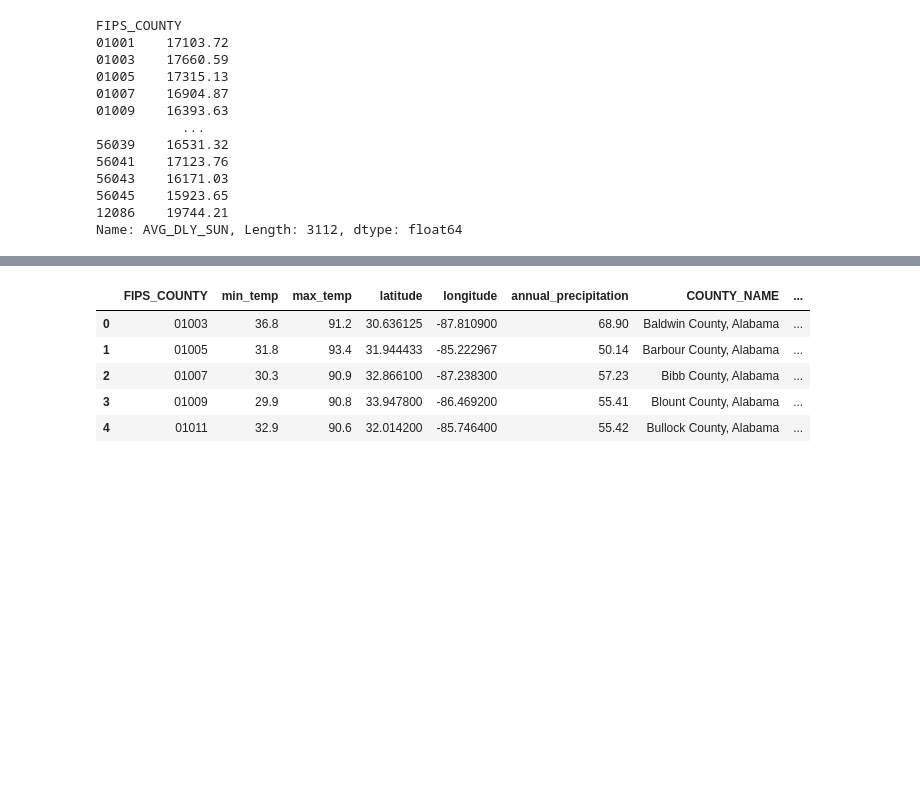
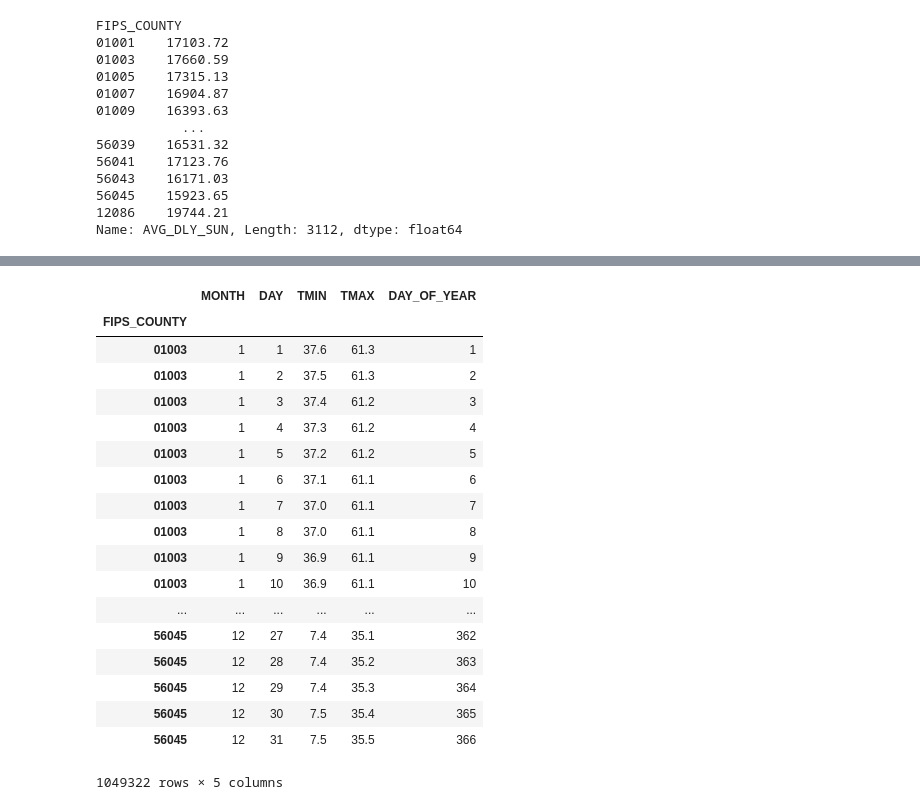
Before and after one commit to travisdoesmath/comfy-weather, a Jupyter notebook: Parse and Aggregate Data By County.ipynb, the cells around one changed output, grey strips where cells are left out. Drawn from its saved outputs; the diff is of its cells as text; code cells hidden in the pictures; blank space fills up the shorter version.

```diff
--- a/Parse and Aggregate Data By County.ipynb
+++ b/Parse and Aggregate Data By County.ipynb
@@ -390,4 +362,0 @@ daily_temp_df
-# %%
-all_stations_df = pd.read_fwf(f'{weather_dir}/allstations.txt', header=None)
-all_stations_df.columns = ['ID', 'Latitude','Longitude','Elevation','State','Name','GSNFLAG','HCNFLAG','WMOID']
-all_stations_df.head()
@@ -401,15 +362,0 @@ all_stations_df.head()
-# %%
-# lat_longs = list(stations.apply(lambda row: {'Latitude':row['Latitude'],'Longitude':row['Longitude']}, axis='columns'))
-# lat_longs
-
-# for lat_long in lat_longs:
-#     url = f"https://geo.fcc.gov/api/census/block/find?latitude={lat_long['Latitude']}&longitude={lat_long['Longitude']}&showall=false&format=json"
-#     response = requests.get(url)
-#     if response.ok:
-#         lat_long['FIPS_COUNTY'] = response.json()['County']['FIPS']
-#     print(lat_long)
-
-# pd.DataFrame(lat_longs).to_csv('lat_longs_to_fips.csv')
-
-lat_longs = pd.read_csv('lat_longs_to_fips.csv', dtype={'FIPS_COUNTY':str})
-lat_longs
@@ -598,9 +363,5 @@ data_df.to_csv('data.csv')
-# %%
-data_df.head()
-# %% [output]
-|  | FIPS_COUNTY | min_temp | max_temp | latitude | longitude | annual_precipitation | COUNTY_NAME | ... |
-| 0 | 01003 | 36.8 | 91.2 | 30.636125 | -87.810900 | 68.90 | Baldwin County, Alabama | ... |
-| 1 | 01005 | 31.8 | 93.4 | 31.944433 | -85.222967 | 50.14 | Barbour County, Alabama | ... |
-| 2 | 01007 | 30.3 | 90.9 | 32.866100 | -87.238300 | 57.23 | Bibb County, Alabama | ... |
-| 3 | 01009 | 29.9 | 90.8 | 33.947800 | -86.469200 | 55.41 | Blount County, Alabama | ... |
-| 4 | 01011 | 32.9 | 90.6 | 32.014200 | -85.746400 | 55.42 | Bullock County, Alabama | ... |
+# %%
+daily_min_max_df = pd.merge(daily_tmin_df, daily_tmax_df, on=['STNID','MONTH','DAY'])
+
+daily_min_max_by_county_df = pd.merge(pd.merge(daily_min_max_df, all_stations_df[['ID','Latitude','Longitude']], left_on='STNID', right_on='ID'), lat_longs, on=['Latitude','Longitude']) \
+    .groupby(['FIPS_COUNTY','MONTH','DAY']).agg({'TMIN':'min','TMAX':'max'}).reset_index().set_index('FIPS_COUNTY')
@@ -606,0 +370,24 @@ data_df.head()
+# %%
+daily_min_max_by_county_df['DAY_OF_YEAR'] = daily_min_max_by_county_df.apply(lambda row: int(datetime(2000,int(row['MONTH']),int(row['DAY'])).strftime('%j')), axis=1)
+# %%
+daily_min_max_by_county_df
+# %% [output]
+|  | MONTH | DAY | TMIN | TMAX | DAY_OF_YEAR |
+| FIPS_COUNTY |  |  |  |  |  |
+| 01003 | 1 | 1 | 37.6 | 61.3 | 1 |
+| 01003 | 1 | 2 | 37.5 | 61.3 | 2 |
+| 01003 | 1 | 3 | 37.4 | 61.2 | 3 |
+| 01003 | 1 | 4 | 37.3 | 61.2 | 4 |
+| 01003 | 1 | 5 | 37.2 | 61.2 | 5 |
+| 01003 | 1 | 6 | 37.1 | 61.1 | 6 |
+| 01003 | 1 | 7 | 37.0 | 61.1 | 7 |
+| 01003 | 1 | 8 | 37.0 | 61.1 | 8 |
+| 01003 | 1 | 9 | 36.9 | 61.1 | 9 |
+| 01003 | 1 | 10 | 36.9 | 61.1 | 10 |
+| ... | ... | ... | ... | ... | ... |
+| 56045 | 12 | 27 | 7.4 | 35.1 | 362 |
+| 56045 | 12 | 28 | 7.4 | 35.2 | 363 |
+| 56045 | 12 | 29 | 7.4 | 35.3 | 364 |
+| 56045 | 12 | 30 | 7.5 | 35.4 | 365 |
+| 56045 | 12 | 31 | 7.5 | 35.5 | 366 |
+1049322 rows × 5 columns
```
Also changed, not shown: parts of 26 cells of this notebook, 5 other files.
